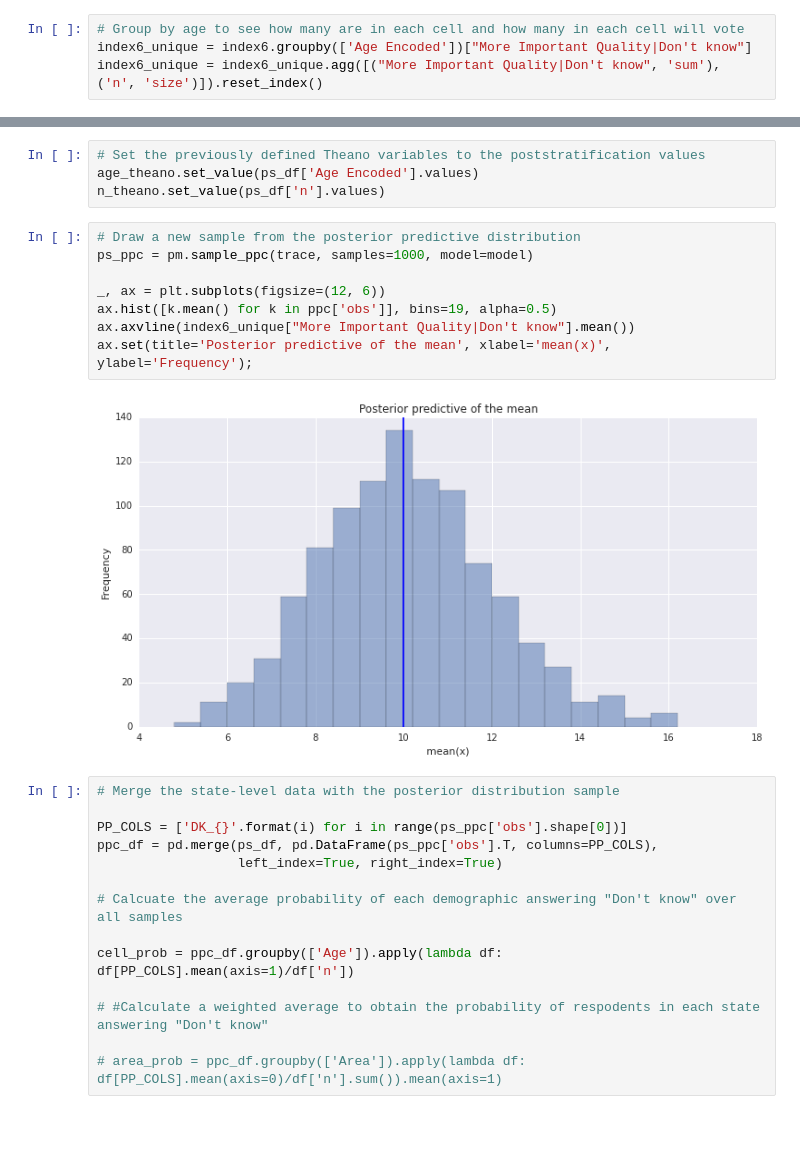
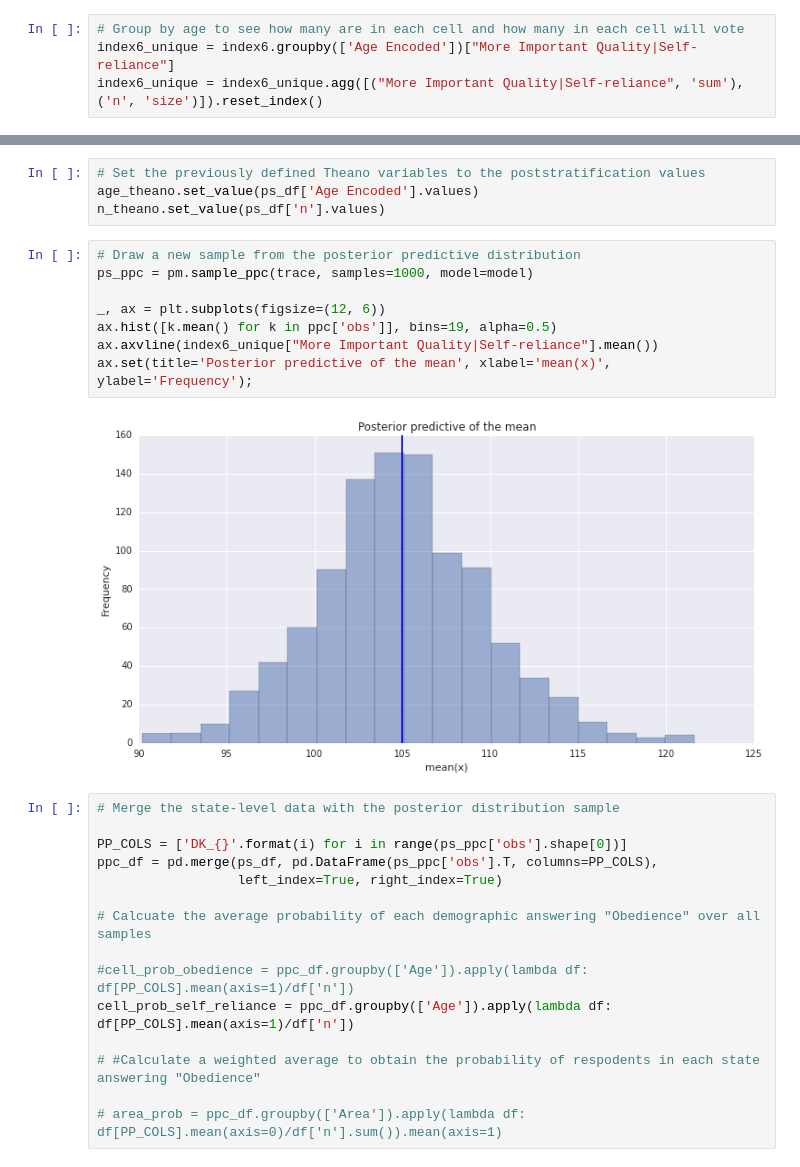
Before and after one commit to wl2522/MSR2, a Jupyter notebook: MRP_age_question.ipynb, the cells around one changed output, grey strips where cells are left out. Cells and saved outputs as stored; diff of their text form; blank space fills up the shorter version.

```diff
--- a/MRP_age_question.ipynb
+++ b/MRP_age_question.ipynb
@@ -97,8 +97,8 @@ index6.head()
 5 rows × 59 columns
 # %%
 # Group by age to see how many are in each cell and how many in each cell will vote
-index6_unique = index6.groupby(['Age Encoded'])["More Important Quality|Don't know"]
-index6_unique = index6_unique.agg([("More Important Quality|Don't know", 'sum'), ('n', 'size')]).reset_index()
+index6_unique = index6.groupby(['Age Encoded'])["More Important Quality|Self-reliance"]
+index6_unique = index6_unique.agg([("More Important Quality|Self-reliance", 'sum'), ('n', 'size')]).reset_index()
 # %%
 index6_unique.head()
 # %% [output]
@@ -265,13 +273,13 @@ n_theano.set_value(ps_df['n'].values)
 # %%
 # Draw a new sample from the posterior predictive distribution
 ps_ppc = pm.sample_ppc(trace, samples=1000, model=model)
 
 _, ax = plt.subplots(figsize=(12, 6))
 ax.hist([k.mean() for k in ppc['obs']], bins=19, alpha=0.5)
-ax.axvline(index6_unique["More Important Quality|Don't know"].mean())
+ax.axvline(index6_unique["More Important Quality|Self-reliance"].mean())
 ax.set(title='Posterior predictive of the mean', xlabel='mean(x)', ylabel='Frequency');
 # %% [output]
-[figure, old version]
+[figure, new version]
 # %%
 # Merge the state-level data with the posterior distribution sample
 
@@ -279,10 +287,11 @@ PP_COLS = ['DK_{}'.format(i) for i in range(ps_ppc['obs'].shape[0])]
 ppc_df = pd.merge(ps_df, pd.DataFrame(ps_ppc['obs'].T, columns=PP_COLS),
                   left_index=True, right_index=True)
 
-# Calcuate the average probability of each demographic answering "Don't know" over all samples
+# Calcuate the average probability of each demographic answering "Obedience" over all samples
 
-cell_prob = ppc_df.groupby(['Age']).apply(lambda df: df[PP_COLS].mean(axis=1)/df['n'])
+#cell_prob_obedience = ppc_df.groupby(['Age']).apply(lambda df: df[PP_COLS].mean(axis=1)/df['n'])
+cell_prob_self_reliance = ppc_df.groupby(['Age']).apply(lambda df: df[PP_COLS].mean(axis=1)/df['n'])
 
-# #Calculate a weighted average to obtain the probability of respodents in each state answering "Don't know"
+# #Calculate a weighted average to obtain the probability of respodents in each state answering "Obedience"
 
 # area_prob = ppc_df.groupby(['Area']).apply(lambda df: df[PP_COLS].mean(axis=0)/df['n'].sum()).mean(axis=1)
```
Also changed, not shown: parts of 12 cells of this notebook.
